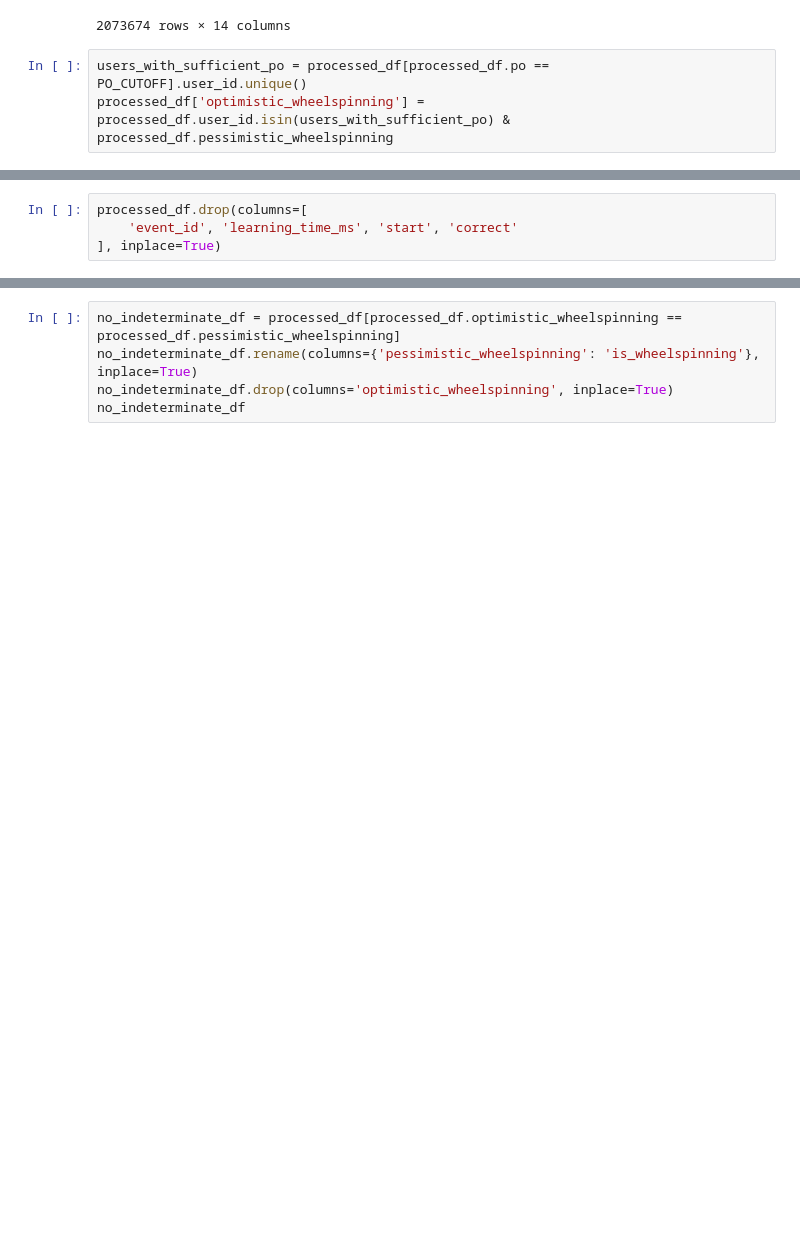
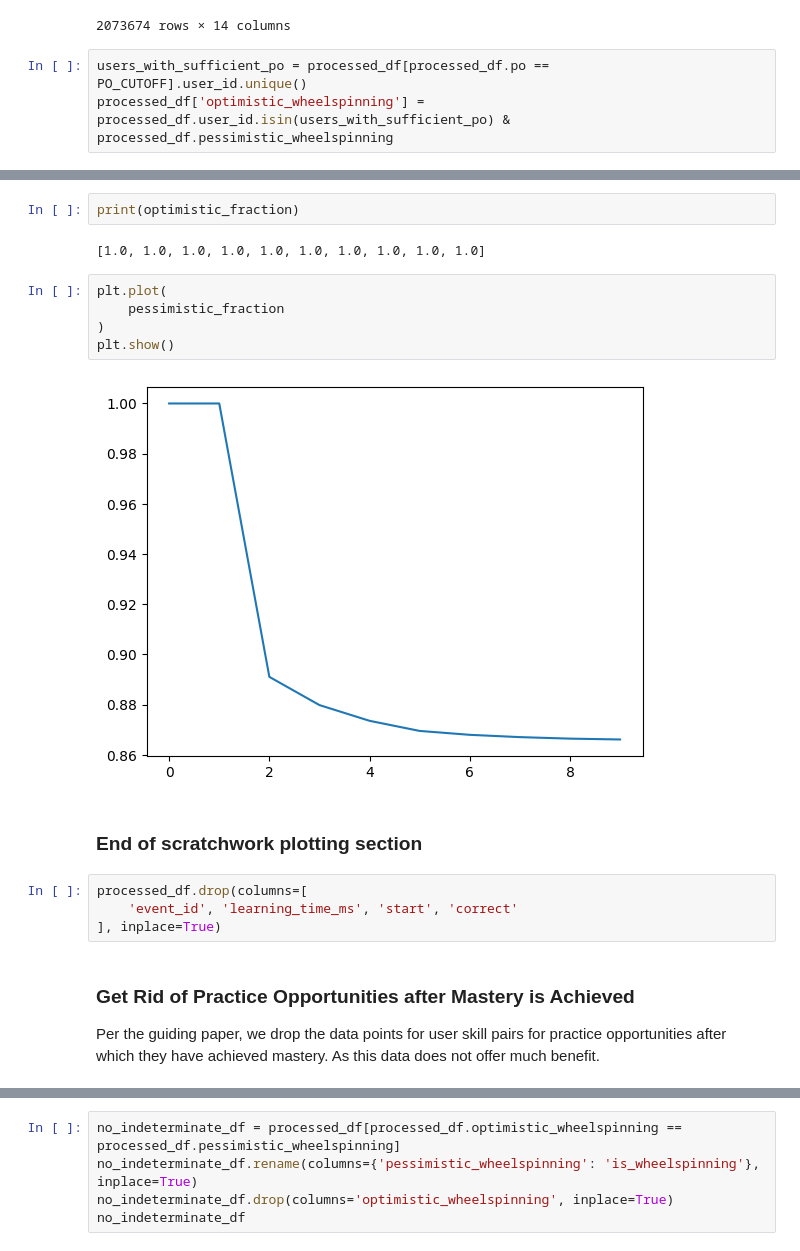
Before and after one commit to odudler/mlbd2023, a Jupyter notebook: m4_calcularis_report.ipynb, the cells around one changed output, grey strips where cells are left out. Saved outputs shown, nothing was run; the diff lists cells and outputs as text; blank space fills up the shorter version.

```diff
--- a/m4_calcularis_report.ipynb
+++ b/m4_calcularis_report.ipynb
@@ -348,5 +443,21 @@ processed_df['optimistic_wheelspinning'] = processed_df.user_id.isin(users_with_
+# %%
+print(optimistic_fraction)
+# %% [output]
+[1.0, 1.0, 1.0, 1.0, 1.0, 1.0, 1.0, 1.0, 1.0, 1.0]
+# %%
+plt.plot(
+    pessimistic_fraction
+)
+plt.show()
+# %% [output]
+[figure, added]
+# %% [markdown]
+### End of scratchwork plotting section
 # %%
 processed_df.drop(columns=[
     'event_id', 'learning_time_ms', 'start', 'correct'
 ], inplace=True)
+# %% [markdown]
+### Get Rid of Practice Opportunities after Mastery is Achieved
+Per the guiding paper, we drop the data points for user skill pairs for practice opportunities after which they have achieved mastery. As this data does not offer much benefit.
 # %%
```
Also changed, not shown: parts of 27 cells of this notebook.
